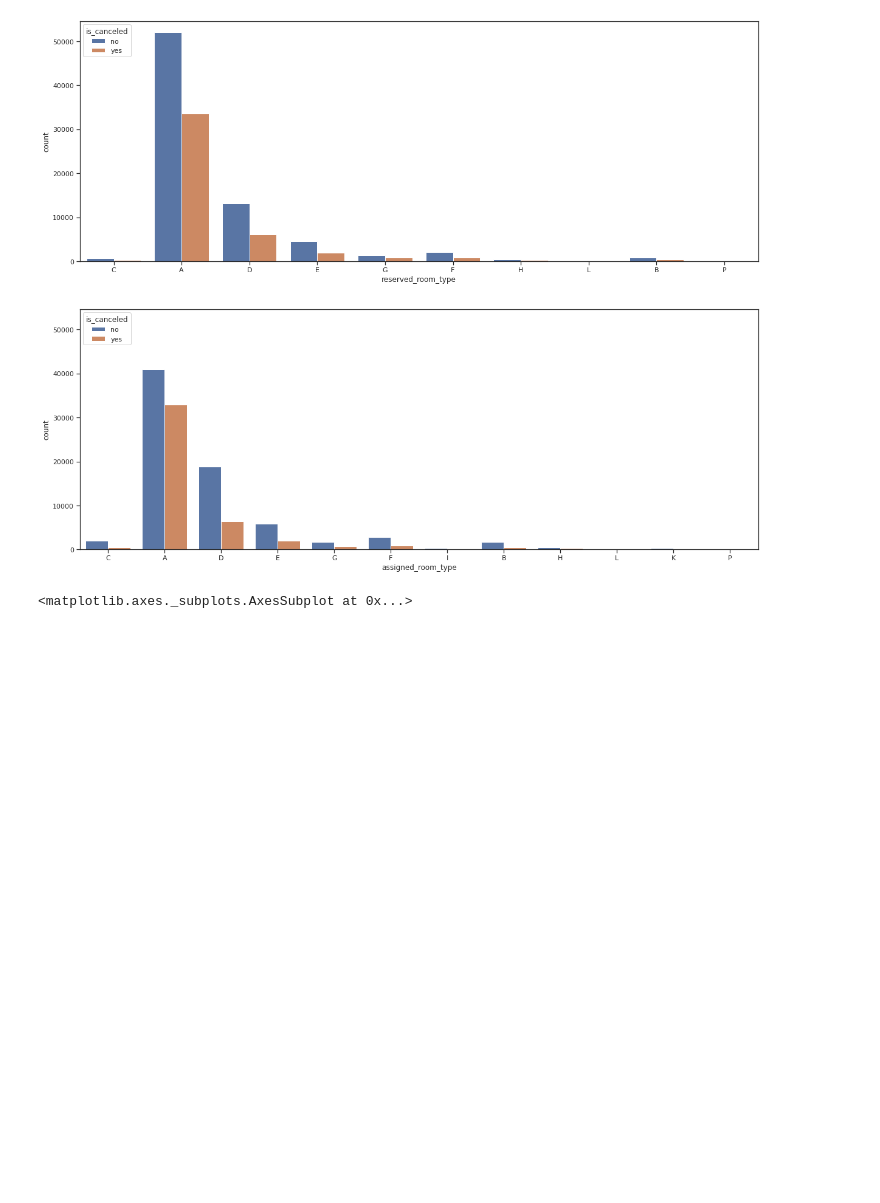
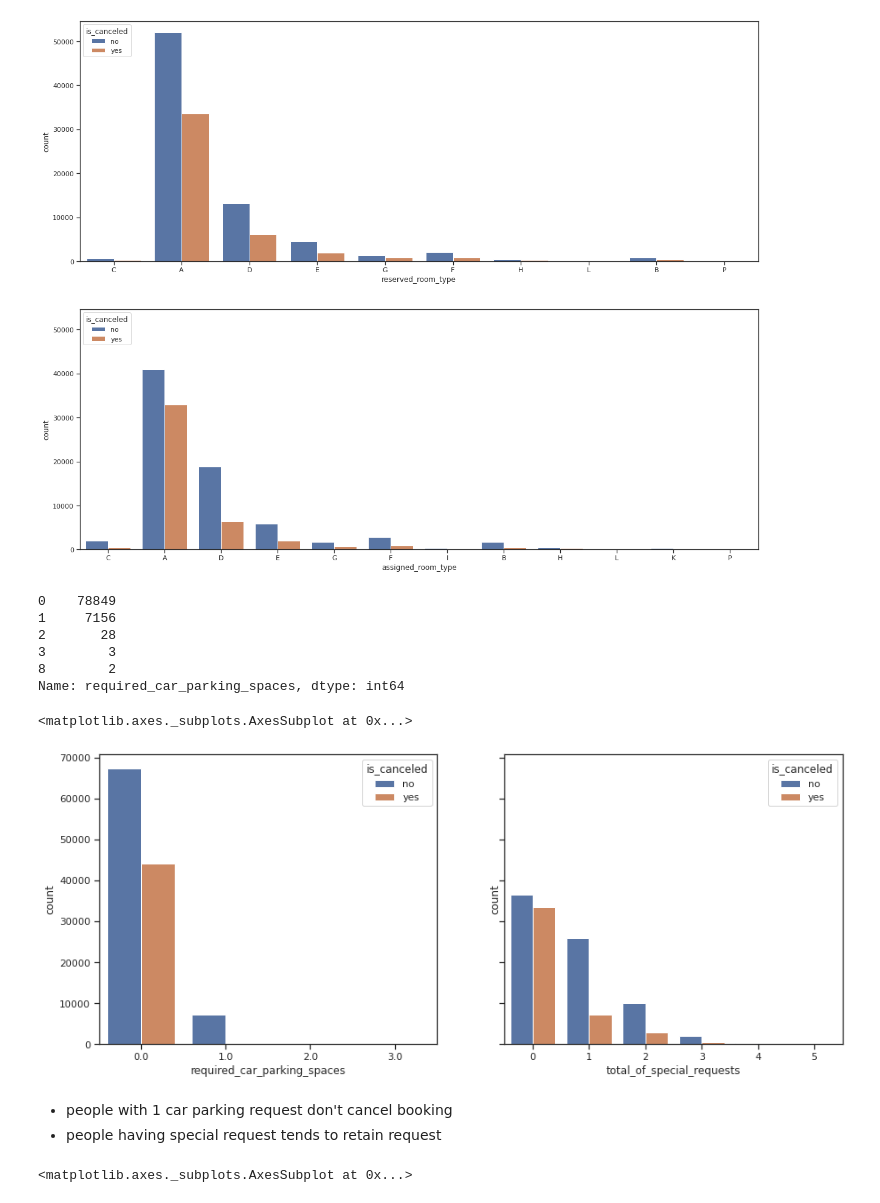
Before and after one commit to iamlekh/hotel_cancellation_prediction, a Jupyter notebook: hotel_cancellation.ipynb, the cells around one changed output. Cells and saved outputs as stored; diff of their text form; code cells hidden in the pictures; blank space fills up the shorter version.

```diff
--- a/hotel_cancellation.ipynb
+++ b/hotel_cancellation.ipynb
@@ -235,6 +237,24 @@ sns.countplot("assigned_room_type", hue="is_canceled",data = dftemp,ax=ax2)
 [figure]
 # %%
 
-required_car_parking_spaces
-total_of_special_requests
+df['required_car_parking_spaces'].value_counts()
+# %% [output]
+0    78849
+1     7156
+2       28
+3        3
+8        2
+Name: required_car_parking_spaces, dtype: int64
+# %%
+dftemp["required_car_parking_spaces"] = dftemp['required_car_parking_spaces'][dftemp['required_car_parking_spaces'] < 8 ]
+dftemp["required_car_parking_spaces"] = dftemp['required_car_parking_spaces'][dftemp['required_car_parking_spaces'] < 8 ]
+fig, (ax1, ax2) = plt.subplots(ncols=2, figsize=(15,6),sharey=True)
+sns.countplot("required_car_parking_spaces",hue="is_canceled",data = dftemp, ax=ax1)
+sns.countplot("total_of_special_requests", hue="is_canceled",data = dftemp,ax=ax2)
+# %% [output]
+<matplotlib.axes._subplots.AxesSubplot at 0x...>
+[figure, added]
+# %% [markdown]
+*   people with 1 car parking request don't cancel booking
+*   people having special request tends to retain request
 # %%
```
Also changed, not shown: parts of 21 cells of this notebook.
